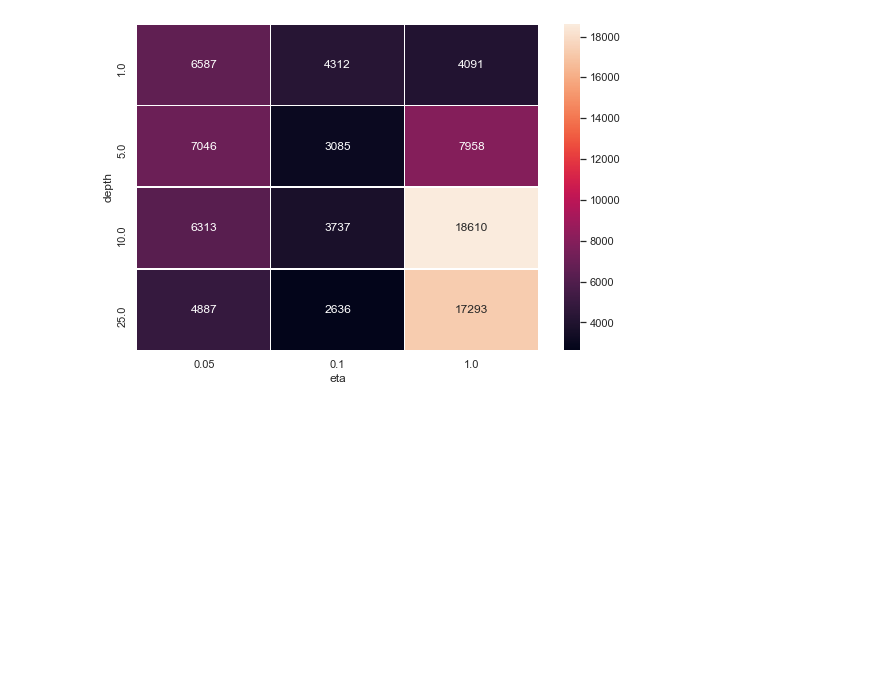
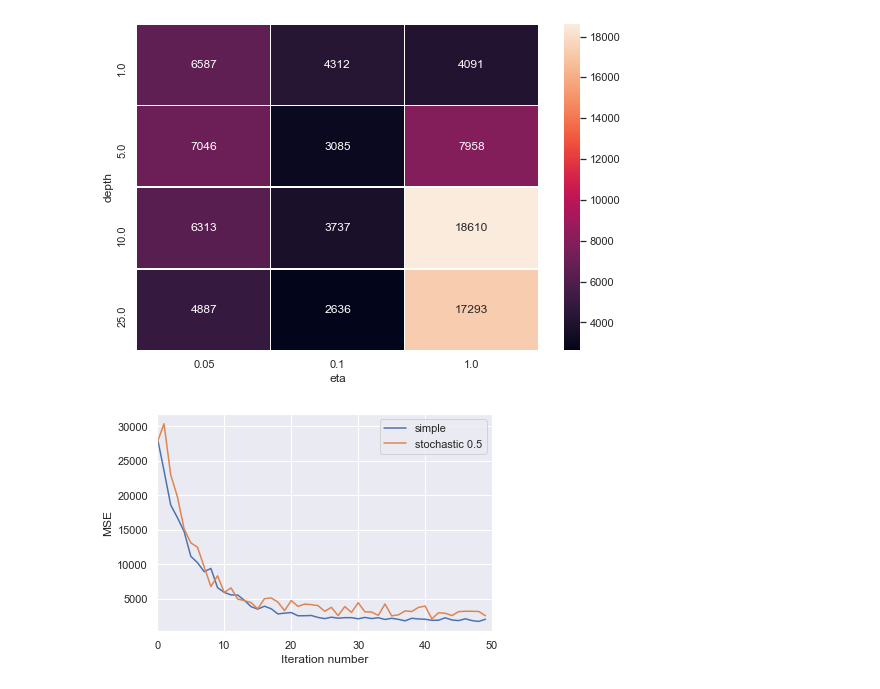
Before and after one commit to KirillKras/algs_ds, a Jupyter notebook: Lesson6_1.ipynb, the cells around one changed output. Saved outputs shown, nothing was run; the diff lists cells and outputs as text; code cells hidden in the pictures; blank space fills up the shorter version.

```diff
--- a/Lesson6_1.ipynb
+++ b/Lesson6_1.ipynb
@@ -77,3 +77,28 @@ sns.heatmap(errors, annot=True, fmt="d", linewidths=.5, ax=ax)
 # %% [output]
 <matplotlib.axes._subplots.AxesSubplot at 0x...>
 [figure]
+# %%
+def get_error_plot(boost1, boost2):
+    plt.xlabel('Iteration number')
+    plt.ylabel('MSE')
+    n_trees = boost1.n_trees
+    plt.xlim(0, n_trees)
+    plt.plot(list(range(n_trees)), boost1.train_errors, label='simple')
+    plt.plot(list(range(n_trees)), boost2.test_errors, label='stochastic 0.5')
+    plt.legend(loc='upper right')
+    plt.show()
+# %%
+n_trees = 50
+coefs = [1] * n_trees
+max_depth = 10
+eta = 0.1
+
+boost_1 = GBoost(n_trees, max_depth, coefs, eta, stohastic=1)
+boost_1.fit_predict(X_train, X_test, y_train, y_test)
+
+boost_05 = GBoost(n_trees, max_depth, coefs, eta, stohastic=0.5)
+boost_05.fit_predict(X_train, X_test, y_train, y_test)
+# %%
+get_error_plot(boost_1, boost_05)
+# %% [output]
+[figure, added]
```
Also changed, not shown: 1 other file.
